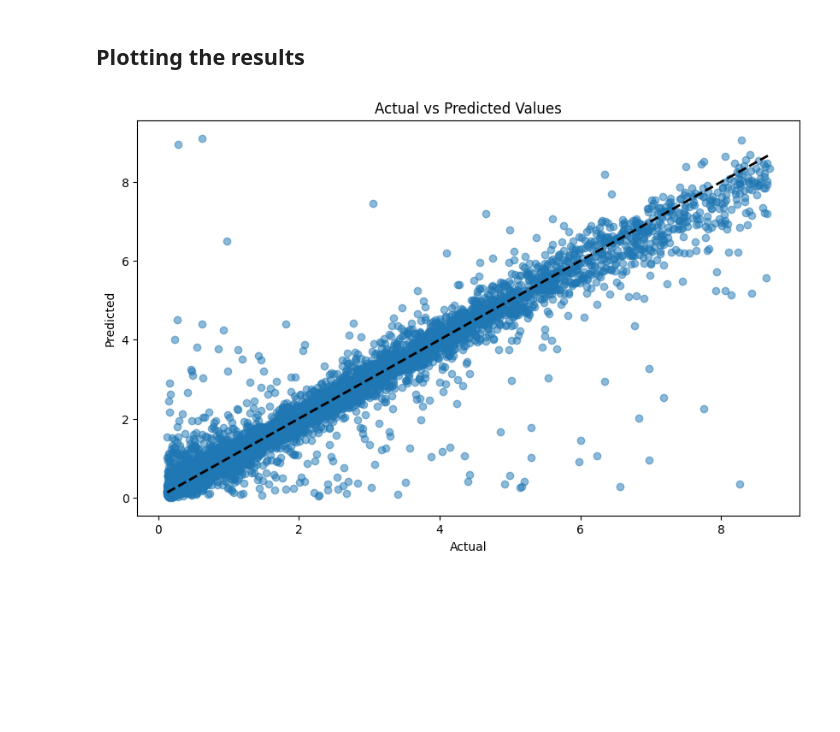
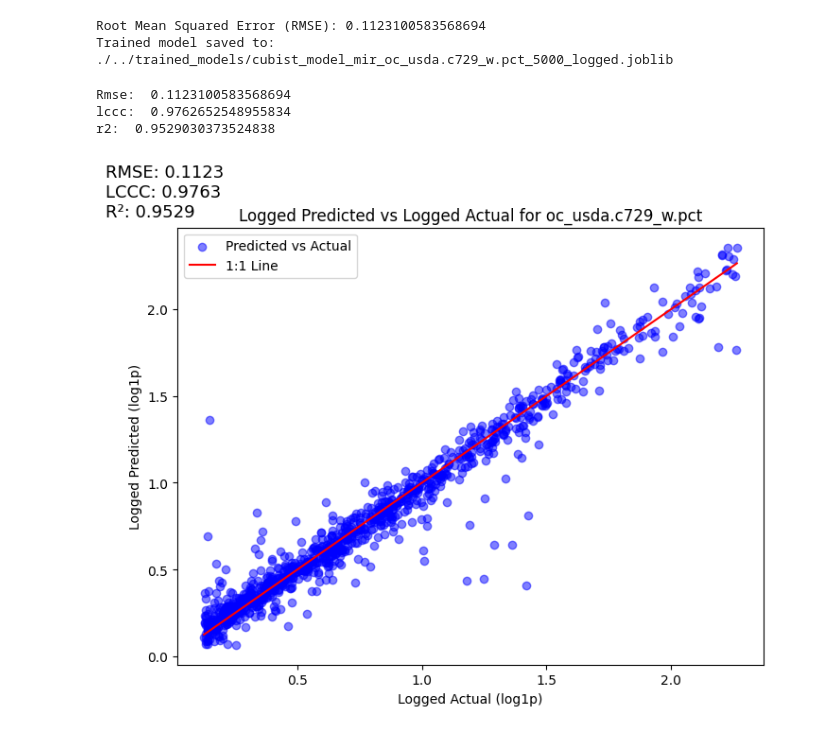
Before and after one commit to abhinavdhakal/Ossl-Model, a Jupyter notebook: notebooks/cubist_train.ipynb, the cells around one changed output. Drawn from its saved outputs; the diff is of its cells as text; code cells hidden in the pictures; blank space fills up the shorter version.

```diff
--- a/notebooks/cubist_train.ipynb
+++ b/notebooks/cubist_train.ipynb
@@ -71,2 +103,5 @@ X_train_h, X_test_h, y_train_h, y_test_h = train_test_split(X_h, y_h, test_size=
+# %%
+y_train = np.log1p(y_train)
+y_test = np.log1p(y_test)
 # %%
 def objective(trial):
@@ -113,6 +157,5 @@ Best hyperparameters: {'committees': 18, 'neighbors': 3}
 # %%
 model = Cubist()
-model.neighbors = best_params["neighbors"]
-model.n_committees = best_params["committees"]
-
-final_model = model.fit(X_train, y_train)
+model.neighbors = best_params['neighbors']
+model.n_committees = best_params['committees']
+model.fit(X_train, y_train)
@@ -169,15 +164,49 @@ MAPE: 17.383158585693977%
-# %% [markdown]
-## Plotting the results
-# %%
-import matplotlib.pyplot as plt
-
-# Scatter plot of actual vs. predicted values
-plt.figure(figsize=(10, 6))
-plt.scatter(y_test, y_pred, alpha=0.5)
-plt.plot([y.min(), y.max()], [y.min(), y.max()], 'k--', lw=2)
-plt.xlabel('Actual')
-plt.ylabel('Predicted')
-plt.title('Actual vs Predicted Values')
-plt.show()
-# %% [output]
-[figure, removed]
+# %%
+y_pred = model.predict(X_test)
+
+# Evaluate the model
+rmse = np.sqrt(mean_squared_error(y_test, y_pred))
+print("Root Mean Squared Error (RMSE):", rmse)
+
+# Save the trained model
+output_model_path = os.path.join(f'./../trained_models/cubist_model_{spectra_type}_{target_column}_{number_of_data}_logged.joblib')
+os.makedirs(os.path.dirname(output_model_path), exist_ok=True)
+joblib.dump(model, output_model_path)
+print(f"Trained model saved to: {output_model_path}")
+# %% [output]
+Root Mean Squared Error (RMSE): 0.1123100583568694
+Trained model saved to: ./../trained_models/cubist_model_mir_oc_usda.c729_w.pct_5000_logged.joblib
+# %%
+rmse = np.sqrt(mean_squared_error(y_test, y_pred))
+lccc = np.corrcoef(y_test, y_pred)[0, 1]
+r2 = r2_score(y_test, y_pred)
+
+print("Rmse: " , rmse)
+print("lccc: " , lccc)
+print("r2: " , r2)
+# %% [output]
+Rmse:  0.1123100583568694
+lccc:  0.9762652548955834
+r2:  0.9529030373524838
+# %%
+    # Create a scatter plot of the logged predicted vs actual values
+y_true = y_test
+plt.figure(figsize=(8, 6))
+plt.scatter(y_true, y_pred, color='blue', alpha=0.5, label='Predicted vs Actual')
+plt.plot([min(y_true), max(y_true)], [min(y_true), max(y_true)], color='red', label='1:1 Line')
+plt.title(f'Logged Predicted vs Logged Actual for {target_column}')
+plt.xlabel('Logged Actual (log1p)')
+plt.ylabel('Logged Predicted (log1p)')
+plt.legend()
+
+    # Annotate with RMSE, LCCC, and R²
+textstr = f'RMSE: {rmse:.4f}\nLCCC: {lccc:.4f}\nR²: {r2:.4f}'
+plt.gcf().text(0.03, 0.9, textstr, fontsize=13)
+    # Save the plot
+output_image_path = f'./../evaluation_results/{spectra_type}_{target_column}_evaluation_{number_of_data}_logged.png'
+
+plt.savefig(output_image_path)
+plt.show()
+plt.close()
+# %% [output]
+[figure, added]
```
Also changed, not shown: parts of 27 cells of this notebook, 51 other files.
